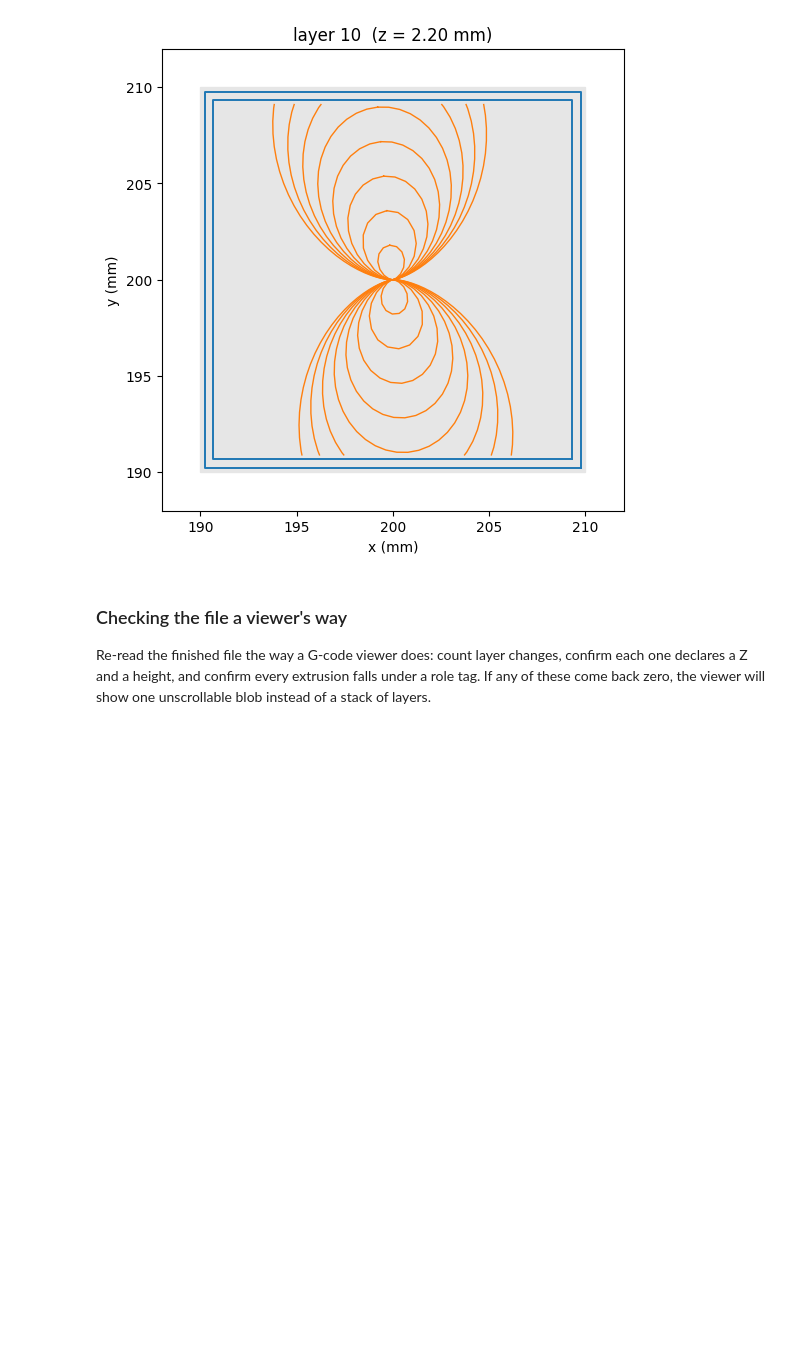
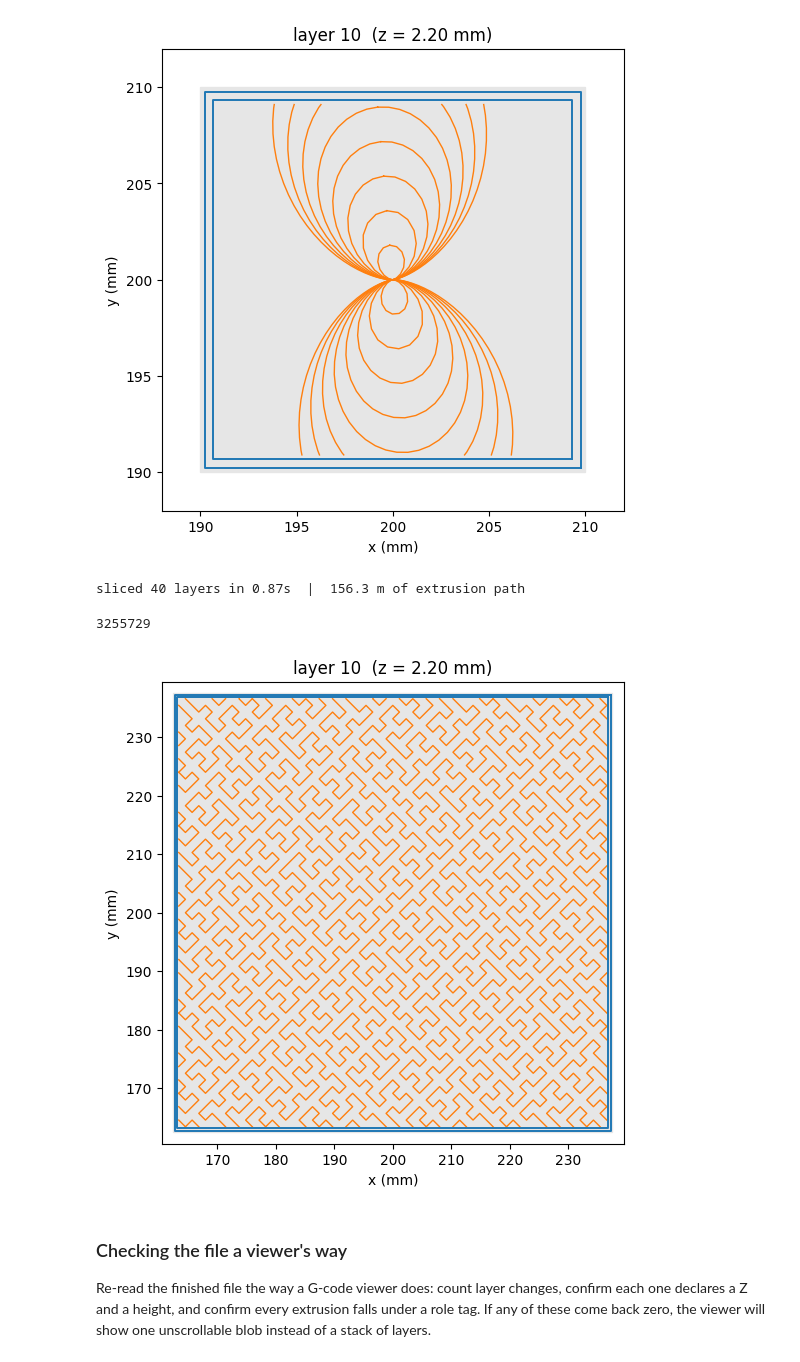
Before and after one commit to scott-abbott/math-lab, a Jupyter notebook: custom infill/slicer.ipynb, the cells around one changed output. Saved outputs shown, nothing was run; the diff lists cells and outputs as text; code cells hidden in the pictures; blank space fills up the shorter version.

```diff
--- a/custom infill/slicer.ipynb
+++ b/custom infill/slicer.ipynb
@@ -88,22 +88,10 @@ class PrintConfig:
     center_y: Optional[float] = None
 
     # --- Infill ---
-    infill_angle: float = 45.0            # degrees, base direction of infill lines
-    alternate_infill_angle: bool = True   # rotate 90 deg every other layer
-    infill_angle_step: float = 0.0        # degrees added per layer (0 = off)
     infill_sample_step: float = 0.5       # mm between curve samples
     optimize_travel: bool = True          # reorder infill paths to cut travel moves
 
     def __post_init__(self):
-        # alternate_infill_angle is a flag, not an angle -- passing degrees to
-        # it silently means True, which is a quiet and confusing wrong result.
-        if (not isinstance(self.alternate_infill_angle, bool)
-                and self.alternate_infill_angle not in (0, 1)):
-            raise ValueError(
-                "alternate_infill_angle is a flag (True/False) that adds 90 "
-                "degrees on odd layers; it is not an angle. For a rotation of "
-                "N degrees per layer, use infill_angle_step=N instead."
-            )
         if self.layer_height <= 0:
             raise ValueError("layer_height must be > 0")
         if self.extrusion_width <= 0:
@@ -527,7 +515,7 @@ class InfillContext:
     """What a pattern is told about the region it has to fill.
 
     All coordinates are in the part-local frame: (0, 0) is the middle of the
-    model's footprint and +x runs along the layer's infill angle.
+    model's footprint, with +x and +y along the bed axes.
     """
     bounds: Tuple[float, float, float, float]   # (minx, miny, maxx, maxy)
     spacing: float           # distance between adjacent infill lines (mm)
@@ -536,7 +524,6 @@ class InfillContext:
     sample_step: float       # target distance between sampled curve points (mm)
     layer_index: int         # 0-based; use it to vary the pattern with height
     z: float                 # print height of this layer (mm)
-    angle_deg: float         # infill rotation already applied to the frame
 
     @property
     def max_radius(self) -> float:
@@ -544,11 +531,6 @@ class InfillContext:
         minx, miny, maxx, maxy = self.bounds
         return max(math.hypot(x, y)
                    for x in (minx, maxx) for y in (miny, maxy))
-
-
-def _rotate_point(p: Point2, angle_rad: float) -> Point2:
-    c, s = math.cos(angle_rad), math.sin(angle_rad)
-    return (p[0] * c - p[1] * s, p[0] * s + p[1] * c)
 
 
 def _extract_lines(geom) -> List[Path2]:
@@ -798,19 +780,10 @@ def generate_infill(region, cfg: PrintConfig, pattern=straight_line_pattern,
         return []
 
     pattern = as_pattern(pattern)
-    # A non-zero step twists every layer by that many degrees. It supersedes
-    # the 90-degree alternation rather than combining with it, since the two
-    # are different ways of saying the same thing.
-    angle = cfg.infill_angle
-    if cfg.infill_angle_step:
-        angle += layer_index * cfg.infill_angle_step
-    elif cfg.alternate_infill_angle and layer_index % 2:
-        angle += 90.0
-
-    # Bed frame -> part-local frame: move the part center to the origin,
-    # then rotate so the infill direction lies along +x.
+    # Bed frame -> part-local frame: translate only, so the part centre is the
+    # origin. The axes are never rotated: infill is not turned between layers.
     ox, oy = origin
-    local = shapely_rotate(shapely_translate(region, -ox, -oy), -angle, origin=(0, 0))
+    local = shapely_translate(region, -ox, -oy)
     if local.is_empty:
         return []
 
@@ -822,17 +795,14 @@ def generate_infill(region, cfg: PrintConfig, pattern=straight_line_pattern,
         sample_step=cfg.infill_sample_step,
         layer_index=layer_index,
         z=z,
-        angle_deg=angle,
     )
 
-    angle_rad = math.radians(angle)
     out: List[Path2] = []
     for path in pattern.generate(ctx):
         for run in _finite_runs(path):
             clipped = LineString(run).intersection(local)
             for seg in _extract_lines(clipped):
-                out.append([(px + ox, py + oy)
-                            for px, py in (_rotate_point(p, angle_rad) for p in seg)])
+                out.append([(px + ox, py + oy) for px, py in seg])
     return out
 # %% [markdown]
 ### A library of patterns
@@ -1761,6 +1703,15 @@ M140 S0 ; bed heater off
 M84 ; disable motors
 ; filament used: 1901.6 mm
 [figure]
+# %%
+cfg = PrintConfig(infill_density=0.3, num_perimeters=2)
+layers = slice_model(load_stl("shape-box.stl"), cfg, pattern=hilbert_pattern(order =6))
+plot_layer(layers[10])
+open("order6.gcode", "w").write(layers_to_gcode(layers, cfg))
+# %% [output]
+sliced 40 layers in 0.87s  |  156.3 m of extrusion path
+3255729
+[figure, added]
 # %% [markdown]
 ### Checking the file a viewer's way
 
```
Also changed, not shown: parts of 12 cells of this notebook, 5 other files.
